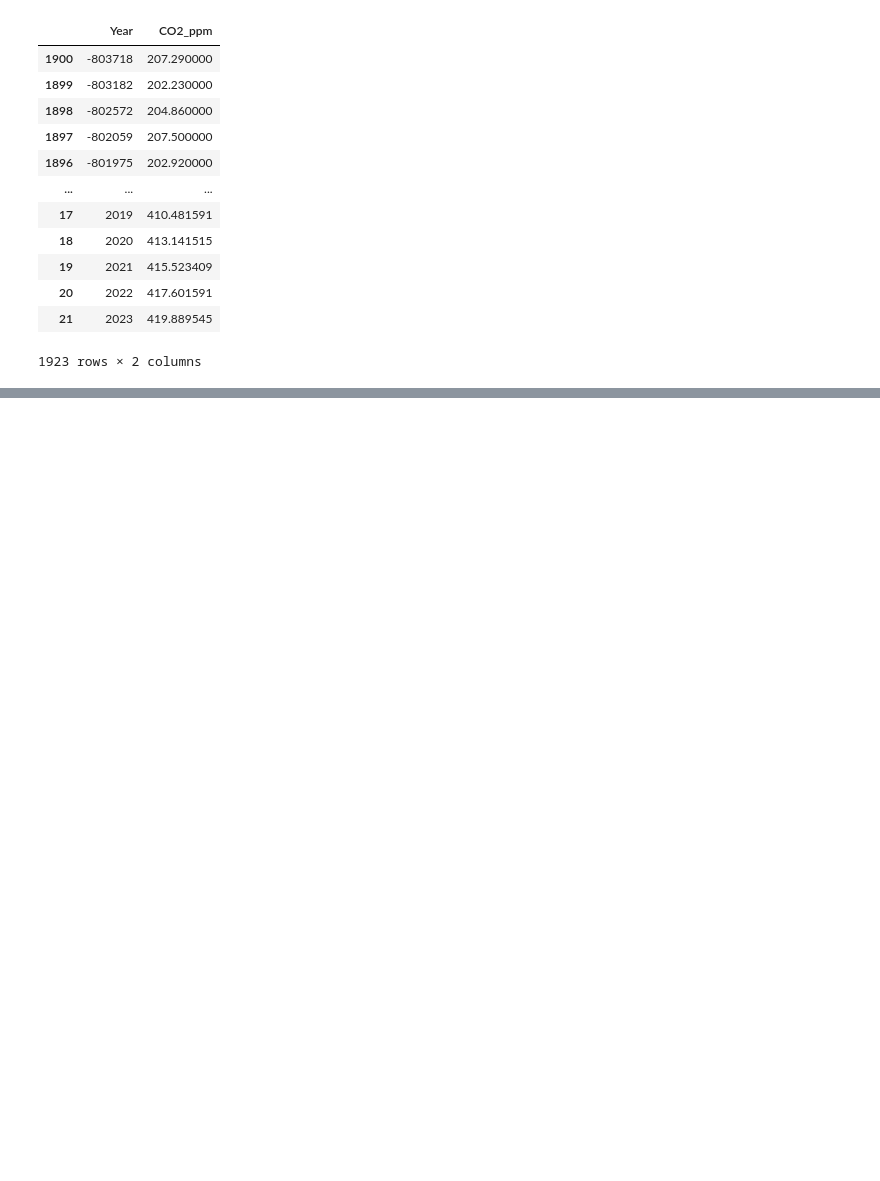
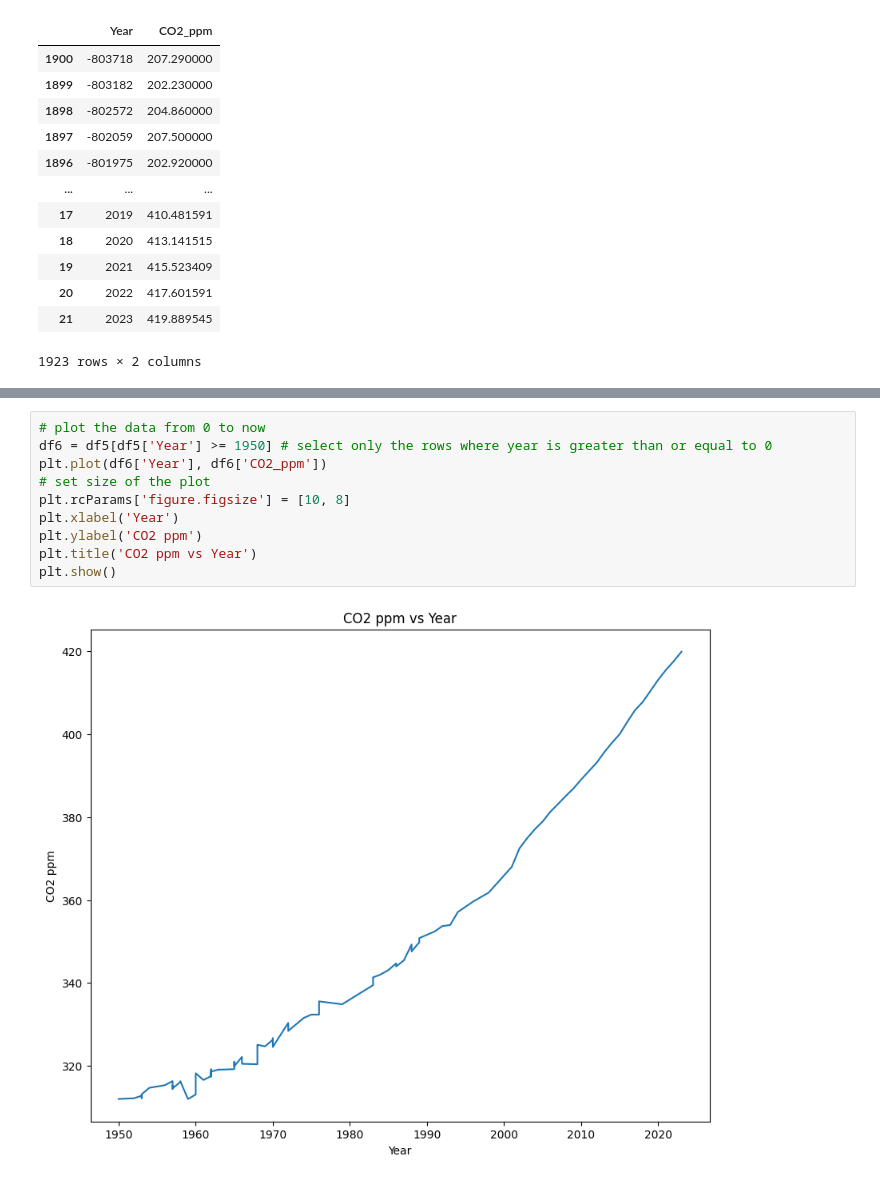
Before and after one commit to dilancroos/dataScienceForClimate, a Jupyter notebook: climate.ipynb, the cells around one changed output, grey strips where cells are left out. Saved outputs shown, nothing was run; the diff lists cells and outputs as text; blank space fills up the shorter version.

```diff
--- a/climate.ipynb
+++ b/climate.ipynb
@@ -313,0 +286,12 @@ plt.show()
+# %%
+# plot the data from 0 to now
+df6 = df5[df5['Year'] >= 1950] # select only the rows where year is greater than or equal to 0
+plt.plot(df6['Year'], df6['CO2_ppm'])
+# set size of the plot
+plt.rcParams['figure.figsize'] = [10, 8]
+plt.xlabel('Year')
+plt.ylabel('CO2 ppm')
+plt.title('CO2 ppm vs Year')
+plt.show()
+# %% [output]
+[figure, added]
```
Also changed, not shown: parts of 3 cells of this notebook.
